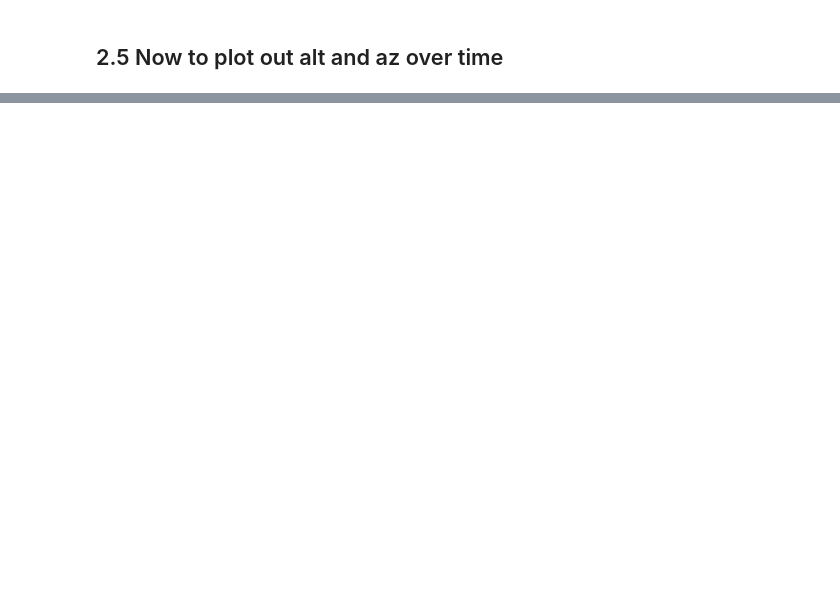
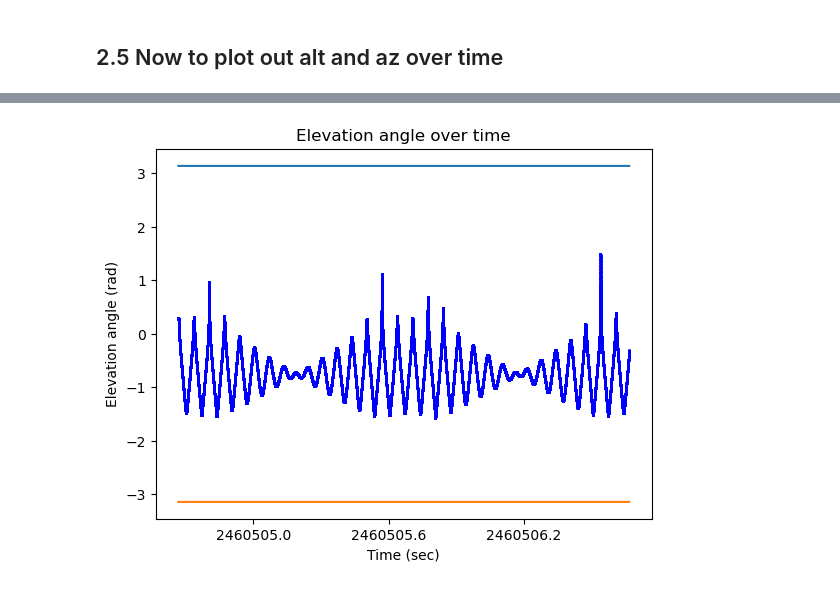
Before and after one commit to UChicago-PULSE/optical-ground-station, a Jupyter notebook: Slew Rate Calculations.ipynb, the cells around one changed output, grey strips where cells are left out. Cells and saved outputs as stored; diff of their text form; code cells hidden in the pictures; blank space fills up the shorter version.

```diff
--- a/Slew Rate Calculations.ipynb
+++ b/Slew Rate Calculations.ipynb
@@ -197,5 +235,29 @@ print(f"Azimuth = {aa.az:.2}")
 # %%
-def ISS_alt_az(observatory_loc,time,LE2=['1 25544U 98067A   24280.57443646  .00031627  00000+0  57278-3 0  9995'
+def ISS_alt_az(observatory_loc,time_start,time_end,time_num,LE2=['1 25544U 98067A   24280.57443646  .00031627  00000+0  57278-3 0  9995'
 ,'2 25544  51.6391 123.6698 0009280  42.2498   5.0482 15.49313621475820']):
     # Set up satrack
     ISS_track= Satrec.twoline2rv(LE2[0], LE2[1])
+    #Set up times
+    times = Time(np.linspace(time_start,time_end,num=time_num), format='jd')
+    #Go through times
+    first=True
+    for time in times:
+        error_code, teme_p, teme_v = satellite.sgp4(time.jd1, time.jd2)  # in km and km/s
+        if first:
+            positions=np.array([teme_p])
+            velocities=np.array([teme_v])
+            first=False
+            continue
+        if not first:
+            positions=np.concatenate((positions,np.array([teme_p])),axis=0)
+            velocities=np.concatenate((velocities,np.array([teme_v])),axis=0)
+    #Set up cartesian representation
+    x = u.Quantity(positions[:,0], u.km)
+    y = u.Quantity(positions[:,1], u.km)
+    z = u.Quantity(positions[:,2], u.km)
+    car_array = CartesianRepresentation(x, y, z)
+    #Set up the skycoord object
+    c = SkyCoord(car_array,unit='km',obstime=times,frame='teme')
+    #Now transform to altaz coordinates
+    altaz = c.transform_to(AltAz(obstime=times, location=OGS))
+    return(altaz,times)
@@ -201,0 +300,11 @@ def ISS_alt_az(observatory_loc,time,LE2=['1 25544U 98067A   24280.57443646  .000
+# %%
+with quantity_support() and time_support():
+    plt.plot(times,altaz.alt.rad,'bs',ms=1)
+    plt.plot(times,np.pi*np.ones(len(times)))
+    plt.plot(times,-np.pi*np.ones(len(times)))
+    plt.title("Elevation angle over time")
+    plt.xlabel("Time (sec)")
+    plt.ylabel("Elevation angle (rad)")
+    plt.show()
+# %% [output]
+[figure, added]
```
Also changed, not shown: parts of 10 cells of this notebook.
